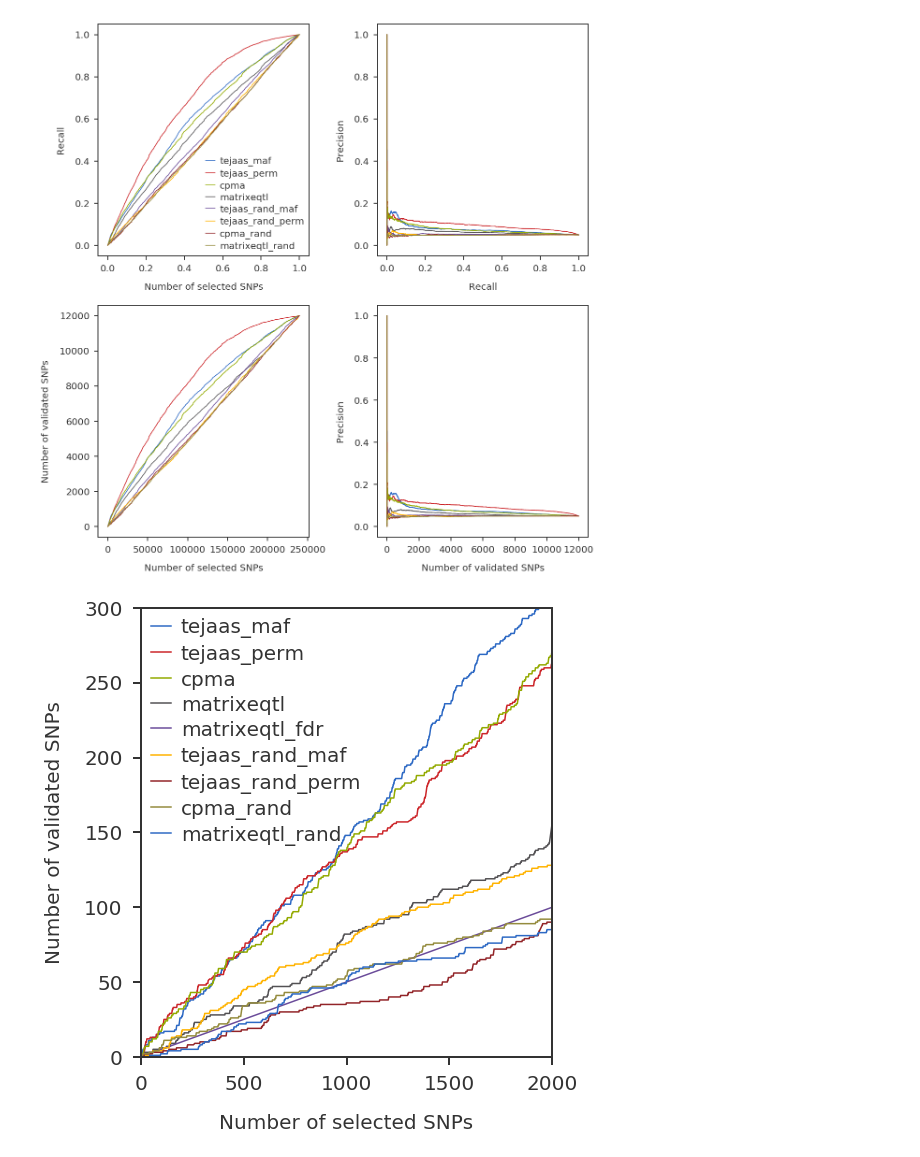
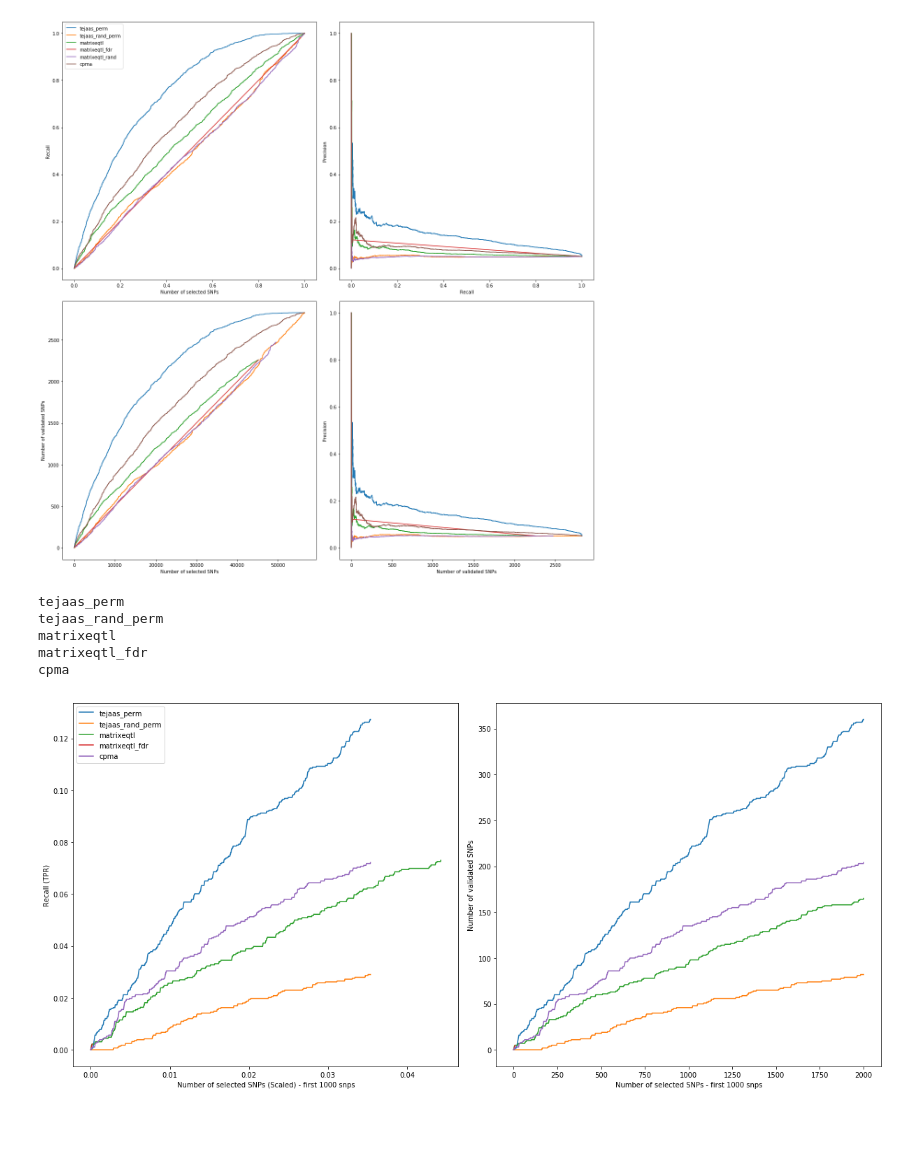
Before and after one commit to banskt/trans-eqtl-pipeline, a Jupyter notebook: analysis/jupyter/crosstissue_validation.ipynb, the cells around one changed output. Saved outputs shown, nothing was run; the diff lists cells and outputs as text; code cells hidden in the pictures; blank space fills up the shorter version.

```diff
--- a/analysis/jupyter/crosstissue_validation.ipynb
+++ b/analysis/jupyter/crosstissue_validation.ipynb
@@ -153,7 +169,7 @@ Validating matrixeqtl_rand
 # %%
 #outfile = 'gtex_ms_hlv_lmcorrected_validation_tejaas-sb0_01_chr-7-8.pdf'
 #outfile = 'validation_methods_comparison_matrixeqtl_ms_hlv_no_correction.png'
-outfile = "../plots/gtex_hlv_ms_lmcorrected_validation_chr7-8.png"
+outfile = "../plots/gtex_hlv_ms_lmcorrected_validation_chr22_sp.png"
 
 fig = plt.figure(figsize = (17, 17))
 ax1 = fig.add_subplot(221)
@@ -161,14 +177,13 @@ ax2 = fig.add_subplot(222)
 ax3 = fig.add_subplot(223)
 ax4 = fig.add_subplot(224)
 
-plot_methods = ['tejaas_perm', 'cpma', 'matrixeqtl',
-                'tejaas_rand_perm', 'cpma_rand', 'matrixeqtl_rand']
-plot_methods = ['matrixeqtl', 'matrixeqtl_fdr']
-plot_methods = ['tejaas_maf', 'tejaas_perm', 'cpma', 'matrixeqtl',
+plot_methods = ['tejaas_maf', 'tejaas_perm', 'cpma', 'matrixeqtl', 'matrixeqtl_fdr',
                 'tejaas_rand_maf', 'tejaas_rand_perm', 'cpma_rand', 'matrixeqtl_rand']
+plot_methods = ['tejaas_perm', 'tejaas_rand_perm', 'matrixeqtl', 'matrixeqtl_fdr', 'matrixeqtl_rand', 'cpma']
 
+tissue_pair = 'gtex-bca_gtex-bce'
 for key in plot_methods:
-    nsel, tpr, ppv, valids = roc.confusion_matrix(valres[key])
+    nsel, tpr, ppv, valids = roc.confusion_matrix(valres[tissue_pair][key])
     scaled_nsel = nsel / max(nsel)
     ax1.plot(scaled_nsel, tpr, label = key)
     ax2.plot(tpr, ppv, label = key)
@@ -194,37 +209,55 @@ ax4.set_ylabel(mlabel)
 #ax1.set_ylim([0, 5000])
 ax1.legend()
 plt.tight_layout()
-plt.savefig(outfile, bbox_inches='tight')
+# plt.savefig(outfile, bbox_inches='tight')
 plt.show()
 # %% [output]
-[figure, old version]
+[figure, new version]
 # %%
 #outfile = 'gtex_ms_hlv_lmcorrected_validation_tejaas-sb0_01_chr-7-8.pdf'
 #outfile = 'validation_methods_comparison_matrixeqtl_ms_hlv_no_correction.png'
 
-fig = plt.figure(figsize = (8, 8))
-ax1 = fig.add_subplot(111)
+fig = plt.figure(figsize = (17, 8))
+ax1 = fig.add_subplot(121)
+ax2 = fig.add_subplot(122)
 
-
+tissue_pair = 'gtex-bca_gtex-bce'
+plot_methods = [ 'tejaas_perm', 'tejaas_rand_perm', 'matrixeqtl', 'matrixeqtl_fdr', 'cpma']
 for key in plot_methods:
-    nsel, tpr, ppv, valids = roc.confusion_matrix(valres[key])
+    nsel, tpr, ppv, valids = roc.confusion_matrix(valres[tissue_pair][key])
     scaled_nsel = nsel / max(nsel)
     #ax1.plot(scaled_nsel, tpr, label = key)
     #ax2.plot(tpr, ppv, label = key)
-    ax1.plot(nsel, valids, label = key)
-    #ax4.plot(valids, ppv, label = key)
+    Nmax = min(2000, len(nsel)-1)
+    ix = nsel < Nmax
+    x = np.append(nsel[ ix ], Nmax)
+    xscaled  = np.append(scaled_nsel[ ix ], Nmax/max(nsel))
 
+    y = np.append(valids[ ix ], valids[ np.sum(ix)])
+    ytpr = np.append(tpr[ ix ],    tpr[ np.sum(ix)])
+    print(key)
+    ax1.plot(xscaled, ytpr, label = key)
+    ax2.plot(x, y, label = key)
 
-mlabel = r'Number of selected SNPs'
+mlabel = r'Number of selected SNPs (Scaled) - first 1000 snps'
 ax1.set_xlabel(mlabel)
+mlabel = r'Number of selected SNPs - first 1000 snps'
+ax2.set_xlabel(mlabel)
+mlabel = r'Recall (TPR)'
+ax1.set_ylabel(mlabel)
 mlabel = r'Number of validated SNPs'
-ax1.set_ylabel(mlabel)
+ax2.set_ylabel(mlabel)
 
-ax1.set_xlim([0, 2000])
-ax1.set_ylim([0, 300])
+# ax1.set_xlim([0, 100])
+# ax1.set_ylim([0, 60])
 ax1.legend()
 plt.tight_layout()
 #plt.savefig(outfile, bbox_inches='tight')
 plt.show()
 # %% [output]
+tejaas_perm
+tejaas_rand_perm
+matrixeqtl
+matrixeqtl_fdr
+cpma
-[figure, old version]
+[figure, new version]
```
Also changed, not shown: parts of 12 cells of this notebook, 8 other files.
